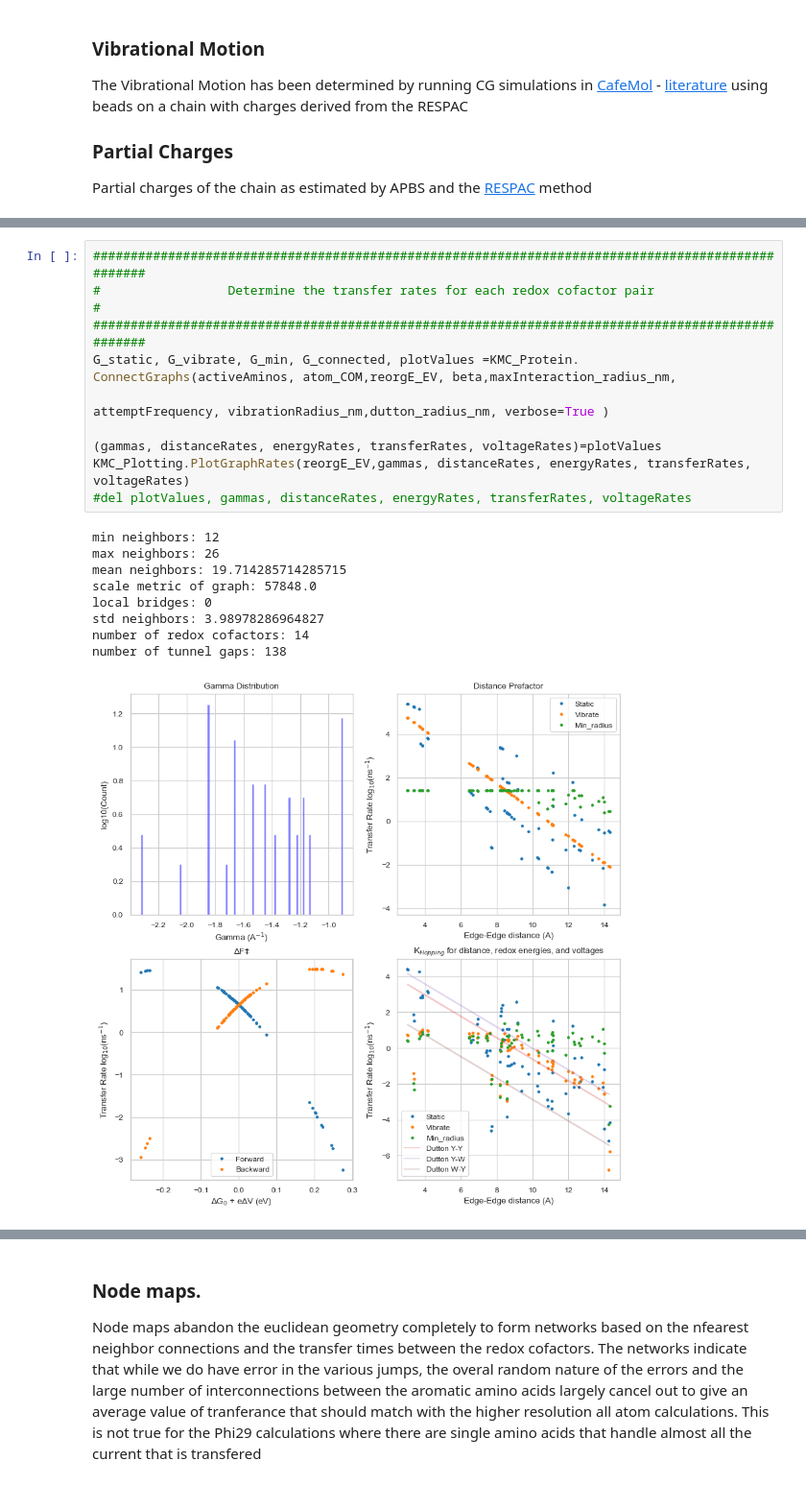
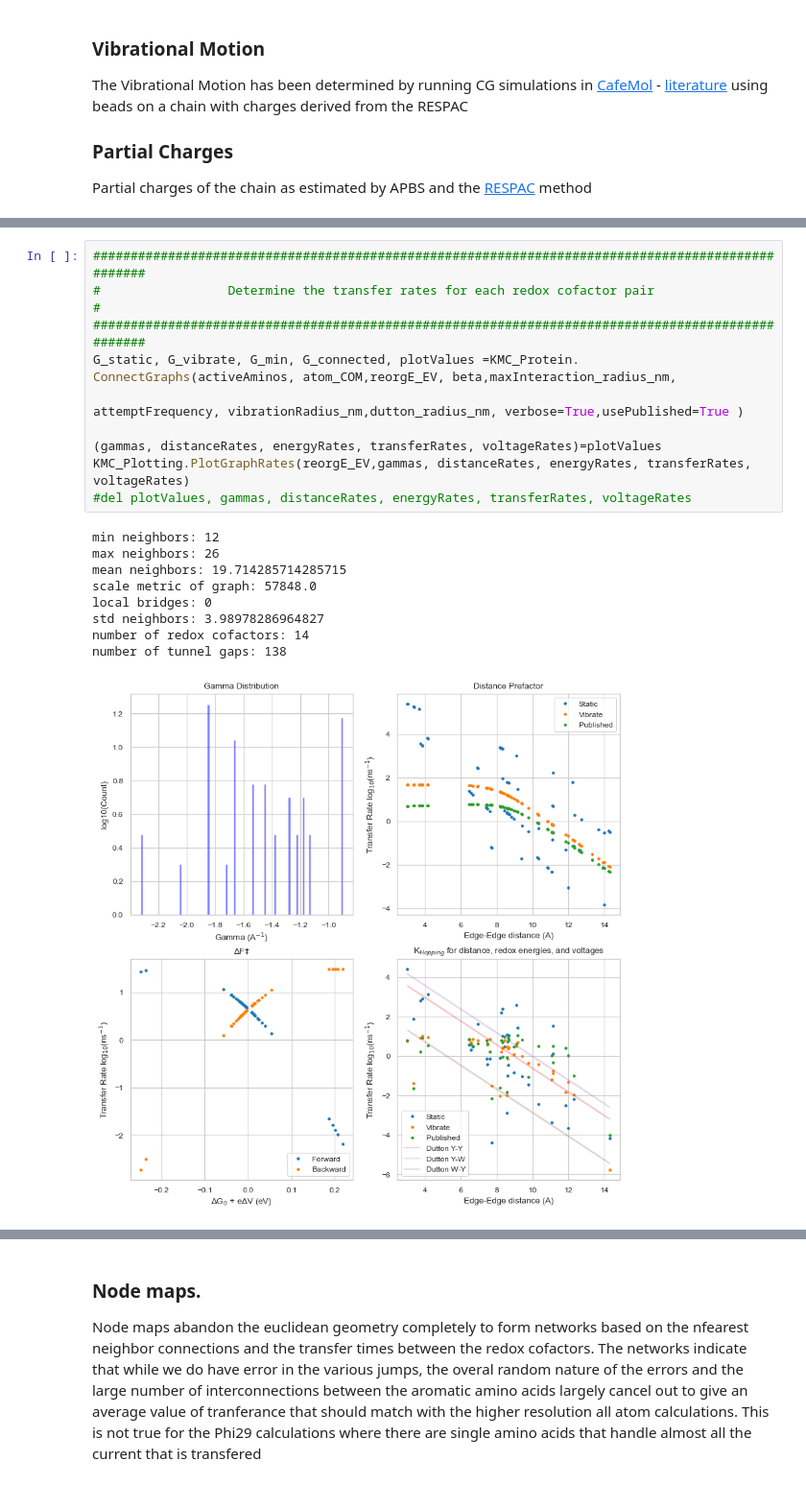
Before and after one commit to drAshcroft/ProteinConduct, a Jupyter notebook: PathsKMC2_CTPR.ipynb, the cells around one changed output, grey strips where cells are left out. Shown at 96% size. Drawn from its saved outputs; the diff is of its cells as text.

```diff
--- a/PathsKMC2_CTPR.ipynb
+++ b/PathsKMC2_CTPR.ipynb
@@ -124,24 +124,24 @@ The driving bias from the applied voltage is approximated by using this graph (C
 # %%
 ##################################################################################################
 #                 Determine the transfer rates for each redox cofactor pair
 #
 ##################################################################################################
 G_static, G_vibrate, G_min, G_connected, plotValues =KMC_Protein. ConnectGraphs(activeAminos, atom_COM,reorgE_EV, beta,maxInteraction_radius_nm,
-                                                                                attemptFrequency, vibrationRadius_nm,dutton_radius_nm, verbose=True )
+                                                                                attemptFrequency, vibrationRadius_nm,dutton_radius_nm, verbose=True,usePublished=True )
 
 (gammas, distanceRates, energyRates, transferRates, voltageRates)=plotValues
 KMC_Plotting.PlotGraphRates(reorgE_EV,gammas, distanceRates, energyRates, transferRates, voltageRates)
 #del plotValues, gammas, distanceRates, energyRates, transferRates, voltageRates
 # %% [output]
 min neighbors: 12
 max neighbors: 26
 mean neighbors: 19.714285714285715
 scale metric of graph: 57848.0
 local bridges: 0
 std neighbors: 3.98978286964827
 number of redox cofactors: 14
 number of tunnel gaps: 138
-[figure, old version]
+[figure, new version]
 # %% [markdown]
 ## Rate Calculations
 We are assuming that the jumps performed between each redox cofact can be modeled by Marcus theory with each jump modeled by the following equation
```
Also changed, not shown: parts of 15 cells of this notebook, 2 other files.
